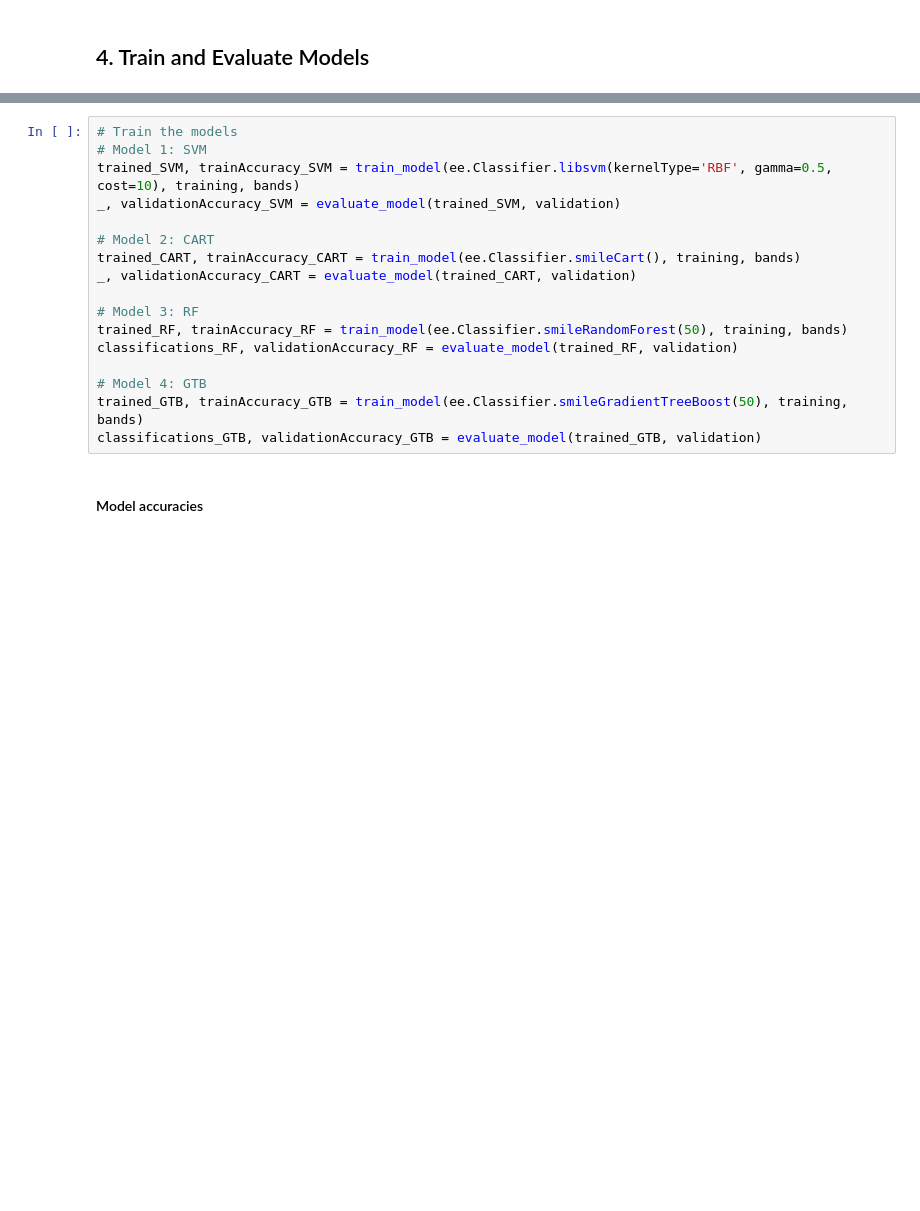
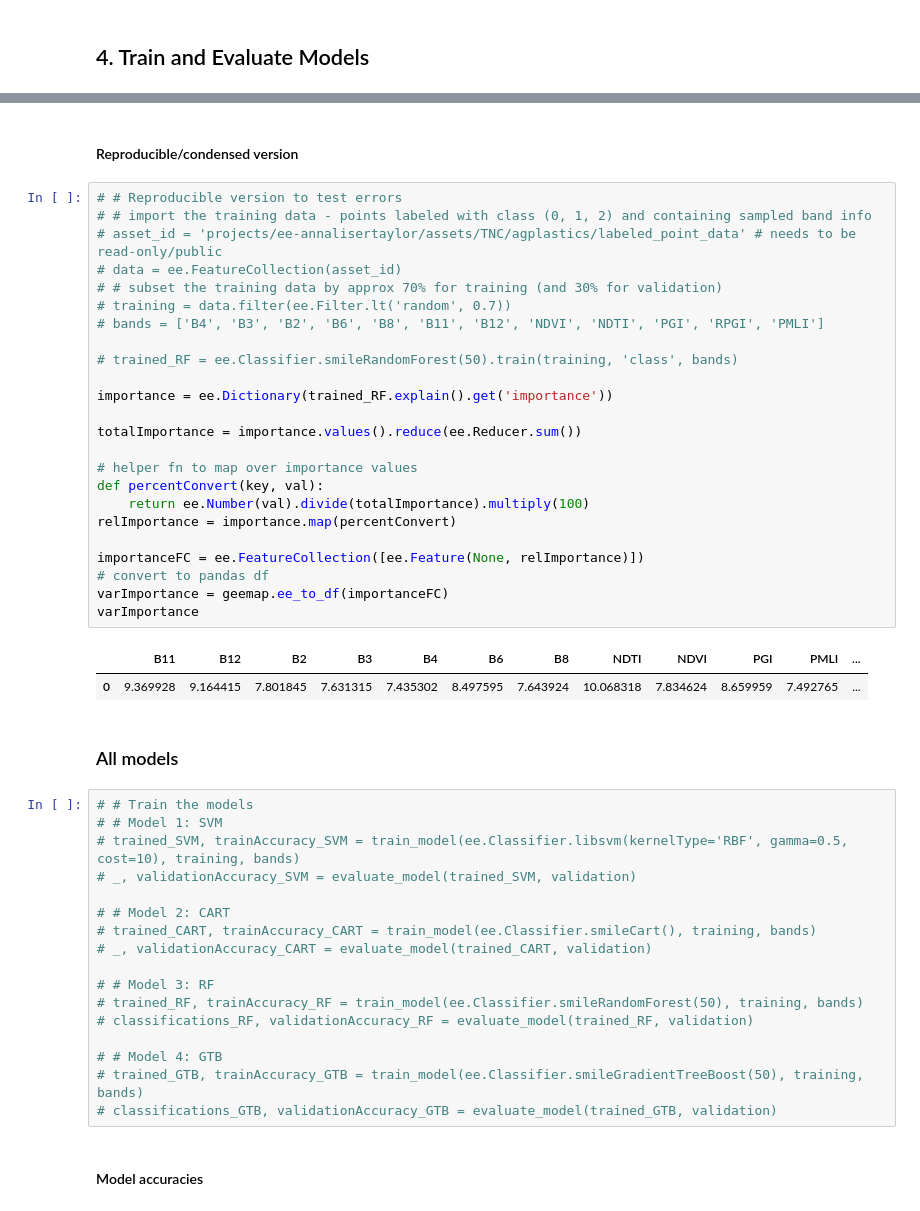
Before and after one commit to tnc-ca-geo/rs-ag-plastics, a Jupyter notebook: AT_StatewideModelDraft.ipynb, the cells around one changed output, grey strips where cells are left out. Drawn from its saved outputs; the diff is of its cells as text; blank space fills up the shorter version.

```diff
--- a/AT_StatewideModelDraft.ipynb
+++ b/AT_StatewideModelDraft.ipynb
@@ -504,20 +605,51 @@ def evaluate_model(trained_classifier, validation):
+# %% [markdown]
+#### Reproducible/condensed version
+# %%
+# # Reproducible version to test errors
+# # import the training data - points labeled with class (0, 1, 2) and containing sampled band info
+# asset_id = 'projects/ee-annalisertaylor/assets/TNC/agplastics/labeled_point_data' # needs to be read-only/public
+# data = ee.FeatureCollection(asset_id)
+# # subset the training data by approx 70% for training (and 30% for validation)
+# training = data.filter(ee.Filter.lt('random', 0.7))
+# bands = ['B4', 'B3', 'B2', 'B6', 'B8', 'B11', 'B12', 'NDVI', 'NDTI', 'PGI', 'RPGI', 'PMLI']
+
+# trained_RF = ee.Classifier.smileRandomForest(50).train(training, 'class', bands)
+
+importance = ee.Dictionary(trained_RF.explain().get('importance'))
+
+totalImportance = importance.values().reduce(ee.Reducer.sum())
+
+# helper fn to map over importance values
+def percentConvert(key, val):
+    return ee.Number(val).divide(totalImportance).multiply(100)
+relImportance = importance.map(percentConvert)
+
+importanceFC = ee.FeatureCollection([ee.Feature(None, relImportance)])
+# convert to pandas df
+varImportance = geemap.ee_to_df(importanceFC)
+varImportance
+# %% [output]
+|  | B11 | B12 | B2 | B3 | B4 | B6 | B8 | NDTI | NDVI | PGI | PMLI | ... |
+| 0 | 9.369928 | 9.164415 | 7.801845 | 7.631315 | 7.435302 | 8.497595 | 7.643924 | 10.068318 | 7.834624 | 8.659959 | 7.492765 | ... |
+# %% [markdown]
+### All models
 # %%
-# Train the models
-# Model 1: SVM
-trained_SVM, trainAccuracy_SVM = train_model(ee.Classifier.libsvm(kernelType='RBF', gamma=0.5, cost=10), training, bands)
-_, validationAccuracy_SVM = evaluate_model(trained_SVM, validation)
+# # Train the models
+# # Model 1: SVM
+# trained_SVM, trainAccuracy_SVM = train_model(ee.Classifier.libsvm(kernelType='RBF', gamma=0.5, cost=10), training, bands)
+# _, validationAccuracy_SVM = evaluate_model(trained_SVM, validation)
 
-# Model 2: CART
-trained_CART, trainAccuracy_CART = train_model(ee.Classifier.smileCart(), training, bands)
-_, validationAccuracy_CART = evaluate_model(trained_CART, validation)
+# # Model 2: CART
+# trained_CART, trainAccuracy_CART = train_model(ee.Classifier.smileCart(), training, bands)
+# _, validationAccuracy_CART = evaluate_model(trained_CART, validation)
 
-# Model 3: RF
-trained_RF, trainAccuracy_RF = train_model(ee.Classifier.smileRandomForest(50), training, bands)
-classifications_RF, validationAccuracy_RF = evaluate_model(trained_RF, validation)
+# # Model 3: RF
+# trained_RF, trainAccuracy_RF = train_model(ee.Classifier.smileRandomForest(50), training, bands)
+# classifications_RF, validationAccuracy_RF = evaluate_model(trained_RF, validation)
 
-# Model 4: GTB
-trained_GTB, trainAccuracy_GTB = train_model(ee.Classifier.smileGradientTreeBoost(50), training, bands)
-classifications_GTB, validationAccuracy_GTB = evaluate_model(trained_GTB, validation)
+# # Model 4: GTB
+# trained_GTB, trainAccuracy_GTB = train_model(ee.Classifier.smileGradientTreeBoost(50), training, bands)
+# classifications_GTB, validationAccuracy_GTB = evaluate_model(trained_GTB, validation)
 # %% [markdown]
 #### Model accuracies
 # %%
```
Also changed, not shown: parts of 35 cells of this notebook.
